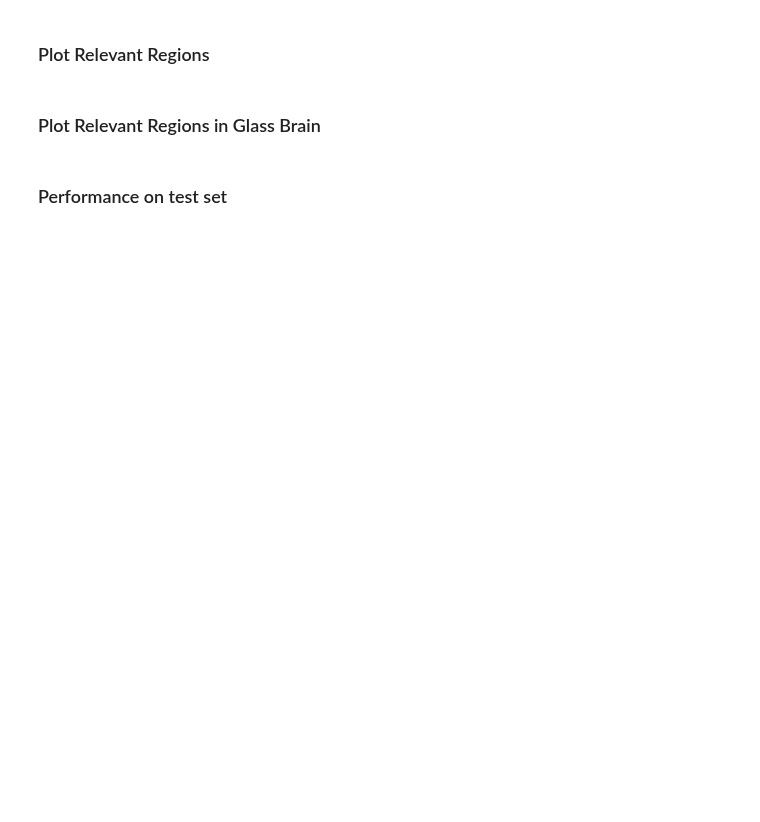
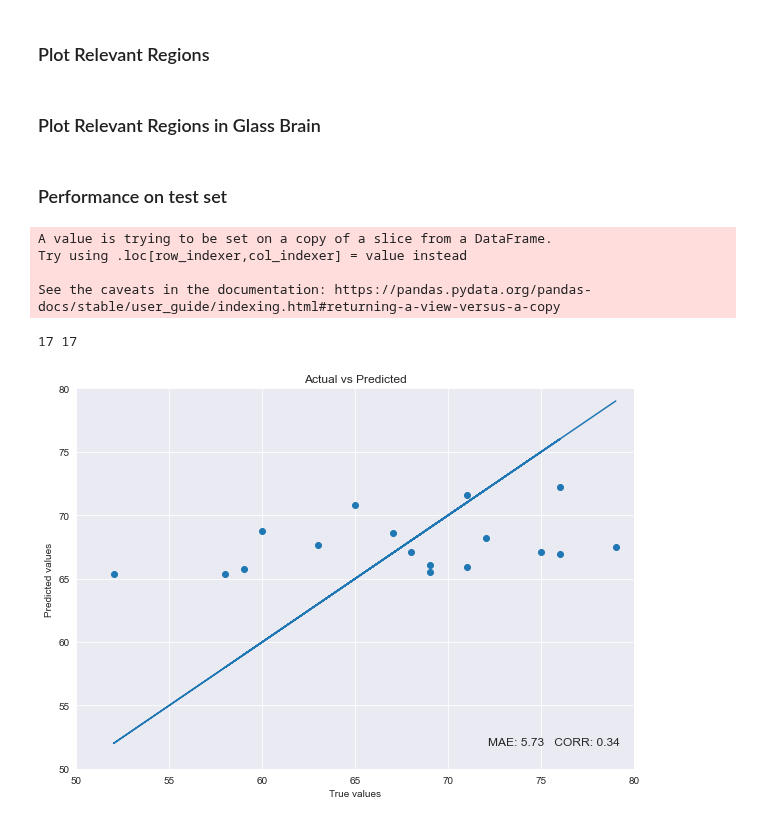
Before and after one commit to elenadoe/Brain_Age_PET_MRI, a Jupyter notebook: src/2_cv_test.ipynb, the cells around one changed output. Drawn from its saved outputs; the diff is of its cells as text; code cells hidden in the pictures; blank space fills up the shorter version.

```diff
--- a/src/2_cv_test.ipynb
+++ b/src/2_cv_test.ipynb
@@ -69,7 +150,7 @@ MAE:  5.17
 # %%
 # permutation importance
 rvr.fit(X,y)
-rvr_feature_importance = permutation_importance(model_results[0]['rvr'],X,y, scoring="r2")
+rvr_feature_importance = permutation_importance(model_r[0]['rvr'],X,y, scoring="r2")
 svm = SVR().fit(X,y)
 svr_feature_importance = permutation_importance(svm,X,y, scoring="r2")
 fig,ax = plt.subplots(1,2, figsize = (15,5))
@@ -134,10 +215,16 @@ plt.show()
 ### Performance on test set
 # %%
 df_test = df[df['train'] == "F"]
-col = [x for x in df_train.columns if 'H_' in x]
+df_test['Age'] = np.around(df_test['Age'].astype(int))
+df_test = df_test.reset_index(drop=True)
 
-X_test = df_test[col].values
-#y_pseudo = df_test['Age_bins']
+col = [x for x in df_test.columns if 'H_' in x]
+
 y_test = df_test['Age'].values
 # round to no decimal place
 y_test = np.around(y_test).astype(int)
+# %% [output]
+A value is trying to be set on a copy of a slice from a DataFrame.
+Try using .loc[row_indexer,col_indexer] = value instead
+
+See the caveats in the documentation: https://pandas.pydata.org/pandas-docs/stable/user_guide/indexing.html#returning-a-view-versus-a-copy
@@ -151,0 +231,30 @@ plt.show()
+# %%
+pred = model_results[0]['rvr'].predict(df_test[col])
+# uncomment for PCA
+"""
+pes_test = pca.transform(df_test[col].values)
+pred = model_results[0]['rvr'].predict(np.array(pes_test)[:,col2_ind])
+"""
+mae = format(mean_absolute_error(y_test, pred), '.2f')
+corr = format(np.corrcoef(y_test, pred)[1, 0], '.2f')
+
+print(len(pred),len(y_test))
+fig, ax = plt.subplots(1, 1, figsize=(10, 7))
+plt.scatter(y_test, pred)
+plt.plot(y_test,y_test)
+plt.xlabel("Ground truth")
+plt.ylabel("RVR Prediction")
+plt.xlim(50,80)
+plt.ylim(50,80)
+text = 'MAE: ' + str(mae) + '   CORR: ' + str(corr)
+ax.set(xlabel='True values', ylabel='Predicted values')
+plt.title('Actual vs Predicted')
+xmin, xmax = ax.get_xlim()
+ymin, ymax = ax.get_ylim()
+plt.text(xmax - 0.01 * xmax, ymin + 0.05 * ymin, text, verticalalignment='top',
+         horizontalalignment='right', fontsize=12)
+
+plt.show()
+# %% [output]
+17 17
+[figure, added]
```
Also changed, not shown: parts of 4 cells of this notebook, 1 other file.
